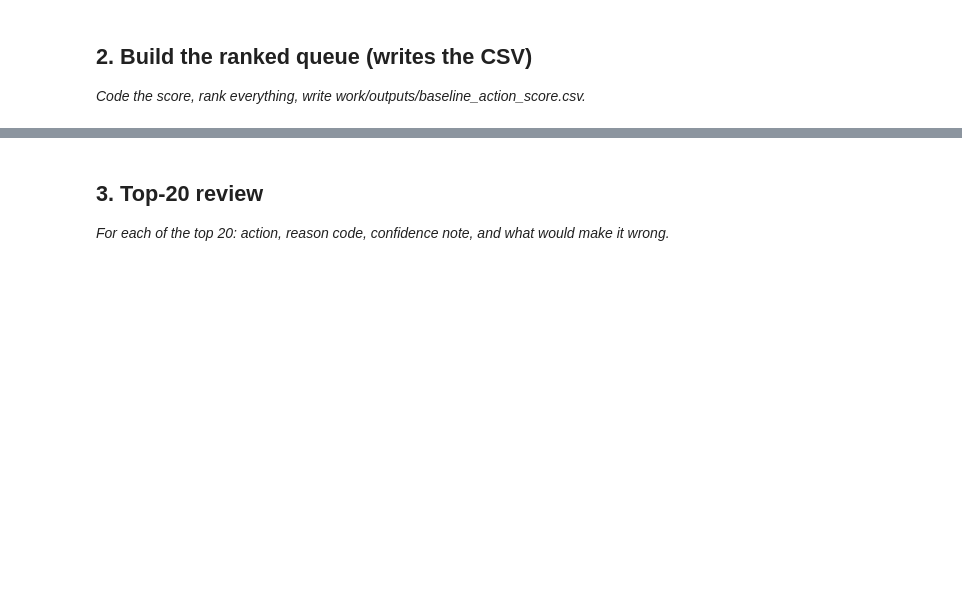
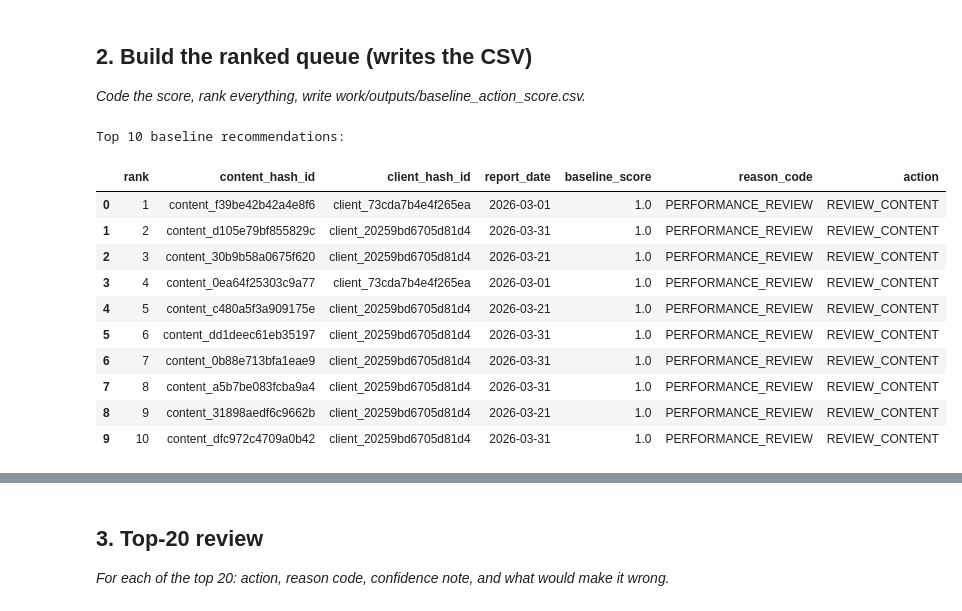
Before and after one commit to faisal-0065/flyrank-ml-internship, a Jupyter notebook: work/notebooks/w04_baseline_score.ipynb, the cells around one changed output, grey strips where cells are left out. Drawn from its saved outputs; the diff is of its cells as text; code cells hidden in the pictures; blank space fills up the shorter version.

```diff
--- a/work/notebooks/w04_baseline_score.ipynb
+++ b/work/notebooks/w04_baseline_score.ipynb
@@ -22,0 +126,62 @@ This skeleton is yours to fill. Work the sections **in order** — each one has
+# %%
+# Build the baseline action score
+
+# Calculate CTR
+march_df["ctr"] = (
+    march_df["gsc_clicks"] /
+    march_df["gsc_impressions"].replace(0, np.nan)
+)
+
+# Normalize the two signals
+# Lower CTR = more attention needed
+ctr_score = 1 - march_df["ctr"].clip(upper=1).fillna(0)
+
+# Lower impressions = more attention needed
+impression_score = 1 / (1 + march_df["gsc_impressions"])
+
+# Combine the signals into one score
+march_df["baseline_score"] = (
+    0.6 * ctr_score +
+    0.4 * impression_score
+)
+
+# One reason code
+march_df["reason_code"] = "PERFORMANCE_REVIEW"
+
+# Action label
+march_df["action"] = "REVIEW_CONTENT"
+
+# Rank from highest score to lowest
+queue = march_df[
+    [
+        "content_hash_id",
+        "client_hash_id",
+        "report_date",
+        "baseline_score",
+        "reason_code",
+        "action"
+    ]
+].sort_values(
+    "baseline_score",
+    ascending=False
+).reset_index(drop=True)
+
+# Add rank
+queue.insert(0, "rank", range(1, len(queue) + 1))
+
+# Show top 10
+print("Top 10 baseline recommendations:")
+display(queue.head(10))
+# %% [output]
+Top 10 baseline recommendations:
+|  | rank | content_hash_id | client_hash_id | report_date | baseline_score | reason_code | action |
+| 0 | 1 | content_f39be42b42a4e8f6 | client_73cda7b4e4f265ea | 2026-03-01 | 1.0 | PERFORMANCE_REVIEW | REVIEW_CONTENT |
+| 1 | 2 | content_d105e79bf855829c | client_20259bd6705d81d4 | 2026-03-31 | 1.0 | PERFORMANCE_REVIEW | REVIEW_CONTENT |
+| 2 | 3 | content_30b9b58a0675f620 | client_20259bd6705d81d4 | 2026-03-21 | 1.0 | PERFORMANCE_REVIEW | REVIEW_CONTENT |
+| 3 | 4 | content_0ea64f25303c9a77 | client_73cda7b4e4f265ea | 2026-03-01 | 1.0 | PERFORMANCE_REVIEW | REVIEW_CONTENT |
+| 4 | 5 | content_c480a5f3a909175e | client_20259bd6705d81d4 | 2026-03-21 | 1.0 | PERFORMANCE_REVIEW | REVIEW_CONTENT |
+| 5 | 6 | content_dd1deec61eb35197 | client_20259bd6705d81d4 | 2026-03-31 | 1.0 | PERFORMANCE_REVIEW | REVIEW_CONTENT |
+| 6 | 7 | content_0b88e713bfa1eae9 | client_20259bd6705d81d4 | 2026-03-31 | 1.0 | PERFORMANCE_REVIEW | REVIEW_CONTENT |
+| 7 | 8 | content_a5b7be083fcba9a4 | client_20259bd6705d81d4 | 2026-03-31 | 1.0 | PERFORMANCE_REVIEW | REVIEW_CONTENT |
+| 8 | 9 | content_31898aedf6c9662b | client_20259bd6705d81d4 | 2026-03-21 | 1.0 | PERFORMANCE_REVIEW | REVIEW_CONTENT |
+| 9 | 10 | content_dfc972c4709a0b42 | client_20259bd6705d81d4 | 2026-03-31 | 1.0 | PERFORMANCE_REVIEW | REVIEW_CONTENT |
```
Also changed, not shown: parts of 17 cells of this notebook.
